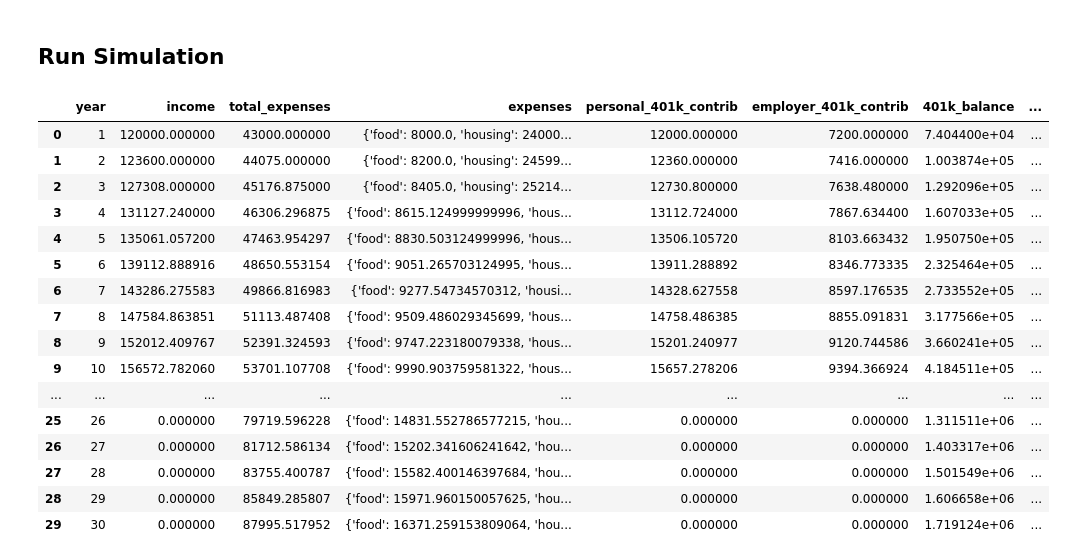
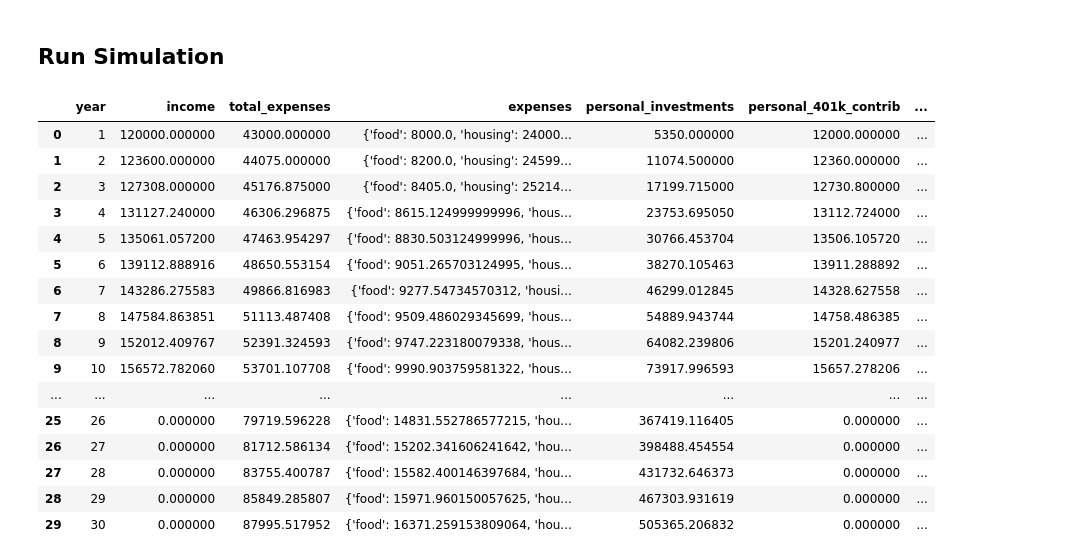
Before and after one commit to calvinraab/Finsim, a Jupyter notebook: sim_build.ipynb, the cells around one changed output. Saved outputs shown, nothing was run; the diff lists cells and outputs as text; code cells hidden in the pictures.

Commit message:
Personal Investment Class Created and Working

```diff
--- a/sim_build.ipynb
+++ b/sim_build.ipynb
@@ -27,6 +27,20 @@ class Investments:
     def grow_investments(self):
         self.k_401_balance *= (1 + self.investment_growth_rate)
         self.personal_investments *= (1 + self.investment_growth_rate)
+# %%
+class PersonalInvestments:
+    def __init__(self, balance, annual_contribution, investment_growth_rate):
+        self.balance = balance  # Initial personal investment balance
+        self.annual_contribution = annual_contribution  # Amount invested each year
+        self.investment_growth_rate = investment_growth_rate / 100  # Convert percentage to decimal
+
+    def contribute(self):
+        """Add the annual contribution to personal investments."""
+        self.balance += self.annual_contribution
+
+    def grow(self):
+        """Apply investment growth rate to the personal investments."""
+        self.balance *= (1 + self.investment_growth_rate)
 # %%
 class Expenses:
     def __init__(self, food, housing, transportation, other, annual_increase_rate):
@@ -66,8 +80,9 @@ class GainJob:
 ## Build Simulation Class
 # %%
 class Simulation:
-    def __init__(self, income, investments, expenses, losejob, years):
+    def __init__(self, income, personal_investments, investments, expenses, losejob, years):
         self.income = income
+        self.personal_investments = personal_investments
         self.investments = investments
         self.expenses = expenses
         self.years = years
@@ -82,6 +97,13 @@ class Simulation:
             personal_401k = annual_income * (self.income.personal_401k_pct / 100)
             employer_401k = annual_income * (self.income.employer_401k_match_pct / 100)
 
+            # Contribute to Retirement and Personal Investments
+            self.personal_investments.contribute()
+
+            # Grow Investments
+            self.personal_investments.grow()
+
+
             self.investments.k_401_balance += personal_401k + employer_401k
             self.investments.grow_investments()
 
@@ -92,11 +114,12 @@ class Simulation:
                 'income': annual_income,
                 'total_expenses': sum(expenses_breakdown.values()),
                 'expenses': expenses_breakdown,
+                'personal_investments': self.personal_investments.balance,
                 'personal_401k_contrib': personal_401k,
                 'employer_401k_contrib': employer_401k,
                 '401k_balance': self.investments.k_401_balance,
                 'roth_ira': self.investments.roth_ira_contrib,
-                'personal_investments': self.investments.personal_investments,
+                'personal_investments': self.personal_investments.balance,
                 'cash_flow': net_cash_flow
             })
 
@@ -105,7 +128,6 @@ class Simulation:
 
 
         return pd.DataFrame(results)
-        #return results
 
     def run_simulation(self):
         simulation_output = self.run()
@@ -123,31 +145,32 @@ example_yaml = load_inputs()
 # %%
 def run_test():
     income = Income(**example_yaml['income'])
+    personal_investments = PersonalInvestments(**example_yaml["personal_investments"])
     investments = Investments(**example_yaml['investments'])
     expenses = Expenses(**example_yaml['expenses'])
     losejob = LoseJob(example_yaml['life_events']['job_loss']['year'], income)
-    sim = Simulation(income, investments, expenses, losejob, example_yaml['years'])
+    sim = Simulation(income, personal_investments, investments, expenses, losejob, example_yaml['years'])
     simulation_output = sim.run_simulation()
     return simulation_output
 
 
 simulation_output = run_test()
 simulation_output
 # %% [output]
-|  | year | income | total_expenses | expenses | personal_401k_contrib | employer_401k_contrib | 401k_balance | ... |
-| 0 | 1 | 120000.000000 | 43000.000000 | {'food': 8000.0, 'housing': 24000... | 12000.000000 | 7200.000000 | 7.404400e+04 | ... |
-| 1 | 2 | 123600.000000 | 44075.000000 | {'food': 8200.0, 'housing': 24599... | 12360.000000 | 7416.000000 | 1.003874e+05 | ... |
-| 2 | 3 | 127308.000000 | 45176.875000 | {'food': 8405.0, 'housing': 25214... | 12730.800000 | 7638.480000 | 1.292096e+05 | ... |
-| 3 | 4 | 131127.240000 | 46306.296875 | {'food': 8615.124999999996, 'hous... | 13112.724000 | 7867.634400 | 1.607033e+05 | ... |
-| 4 | 5 | 135061.057200 | 47463.954297 | {'food': 8830.503124999996, 'hous... | 13506.105720 | 8103.663432 | 1.950750e+05 | ... |
-| 5 | 6 | 139112.888916 | 48650.553154 | {'food': 9051.265703124995, 'hous... | 13911.288892 | 8346.773335 | 2.325464e+05 | ... |
-| 6 | 7 | 143286.275583 | 49866.816983 | {'food': 9277.54734570312, 'housi... | 14328.627558 | 8597.176535 | 2.733552e+05 | ... |
-| 7 | 8 | 147584.863851 | 51113.487408 | {'food': 9509.486029345699, 'hous... | 14758.486385 | 8855.091831 | 3.177566e+05 | ... |
-| 8 | 9 | 152012.409767 | 52391.324593 | {'food': 9747.223180079338, 'hous... | 15201.240977 | 9120.744586 | 3.660241e+05 | ... |
-| 9 | 10 | 156572.782060 | 53701.107708 | {'food': 9990.903759581322, 'hous... | 15657.278206 | 9394.366924 | 4.184511e+05 | ... |
-| ... | ... | ... | ... | ... | ... | ... | ... | ... |
-| 25 | 26 | 0.000000 | 79719.596228 | {'food': 14831.552786577215, 'hou... | 0.000000 | 0.000000 | 1.311511e+06 | ... |
-| 26 | 27 | 0.000000 | 81712.586134 | {'food': 15202.341606241642, 'hou... | 0.000000 | 0.000000 | 1.403317e+06 | ... |
-| 27 | 28 | 0.000000 | 83755.400787 | {'food': 15582.400146397684, 'hou... | 0.000000 | 0.000000 | 1.501549e+06 | ... |
-| 28 | 29 | 0.000000 | 85849.285807 | {'food': 15971.960150057625, 'hou... | 0.000000 | 0.000000 | 1.606658e+06 | ... |
-| 29 | 30 | 0.000000 | 87995.517952 | {'food': 16371.259153809064, 'hou... | 0.000000 | 0.000000 | 1.719124e+06 | ... |
+|  | year | income | total_expenses | expenses | personal_investments | personal_401k_contrib | ... |
+| 0 | 1 | 120000.000000 | 43000.000000 | {'food': 8000.0, 'housing': 24000... | 5350.000000 | 12000.000000 | ... |
+| 1 | 2 | 123600.000000 | 44075.000000 | {'food': 8200.0, 'housing': 24599... | 11074.500000 | 12360.000000 | ... |
+| 2 | 3 | 127308.000000 | 45176.875000 | {'food': 8405.0, 'housing': 25214... | 17199.715000 | 12730.800000 | ... |
+| 3 | 4 | 131127.240000 | 46306.296875 | {'food': 8615.124999999996, 'hous... | 23753.695050 | 13112.724000 | ... |
+| 4 | 5 | 135061.057200 | 47463.954297 | {'food': 8830.503124999996, 'hous... | 30766.453704 | 13506.105720 | ... |
+| 5 | 6 | 139112.888916 | 48650.553154 | {'food': 9051.265703124995, 'hous... | 38270.105463 | 13911.288892 | ... |
+| 6 | 7 | 143286.275583 | 49866.816983 | {'food': 9277.54734570312, 'housi... | 46299.012845 | 14328.627558 | ... |
+| 7 | 8 | 147584.863851 | 51113.487408 | {'food': 9509.486029345699, 'hous... | 54889.943744 | 14758.486385 | ... |
+| 8 | 9 | 152012.409767 | 52391.324593 | {'food': 9747.223180079338, 'hous... | 64082.239806 | 15201.240977 | ... |
+| 9 | 10 | 156572.782060 | 53701.107708 | {'food': 9990.903759581322, 'hous... | 73917.996593 | 15657.278206 | ... |
+| ... | ... | ... | ... | ... | ... | ... | ... |
+| 25 | 26 | 0.000000 | 79719.596228 | {'food': 14831.552786577215, 'hou... | 367419.116405 | 0.000000 | ... |
+| 26 | 27 | 0.000000 | 81712.586134 | {'food': 15202.341606241642, 'hou... | 398488.454554 | 0.000000 | ... |
+| 27 | 28 | 0.000000 | 83755.400787 | {'food': 15582.400146397684, 'hou... | 431732.646373 | 0.000000 | ... |
+| 28 | 29 | 0.000000 | 85849.285807 | {'food': 15971.960150057625, 'hou... | 467303.931619 | 0.000000 | ... |
+| 29 | 30 | 0.000000 | 87995.517952 | {'food': 16371.259153809064, 'hou... | 505365.206832 | 0.000000 | ... |
```
Also changed, not shown: 1 other file.
